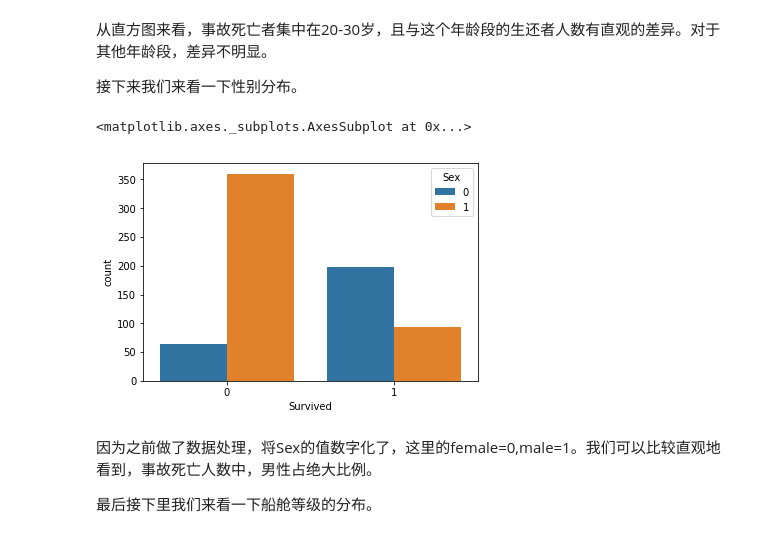
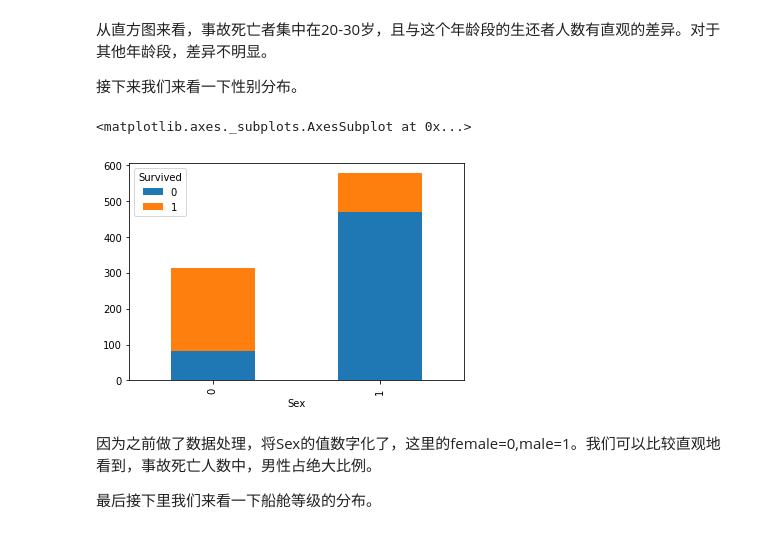
Before and after one commit to NaughtyFlame/Ud_ML, a Jupyter notebook: titanic/titanic_report.ipynb, the cells around one changed output. Cells and saved outputs as stored; diff of their text form; code cells hidden in the pictures.

```diff
--- a/titanic/titanic_report.ipynb
+++ b/titanic/titanic_report.ipynb
@@ -147,11 +147,12 @@ sns.countplot('Survived', hue='AgeRange',data=titanic_without_missing_age)
 从直方图来看，事故死亡者集中在20-30岁，且与这个年龄段的生还者人数有直观的差异。对于其他年龄段，差异不明显。
 
 接下来我们来看一下性别分布。
-# %%
-sns.countplot('Survived', hue='Sex',data=titanic_without_missing_age)
-# %% [output]
-<matplotlib.axes._subplots.AxesSubplot at 0x...>
-[figure, removed]
+# %%
+titanic_sex = titanic.groupby(['Sex', 'Survived'])['Survived']
+titanic_sex.count().unstack().plot(kind='bar', stacked='True')
+# %% [output]
+<matplotlib.axes._subplots.AxesSubplot at 0x...>
+[figure, added]
 # %% [markdown]
 因为之前做了数据处理，将Sex的值数字化了，这里的female=0,male=1。我们可以比较直观地看到，事故死亡人数中，男性占绝大比例。
 
```
Also changed, not shown: parts of 5 cells of this notebook.
